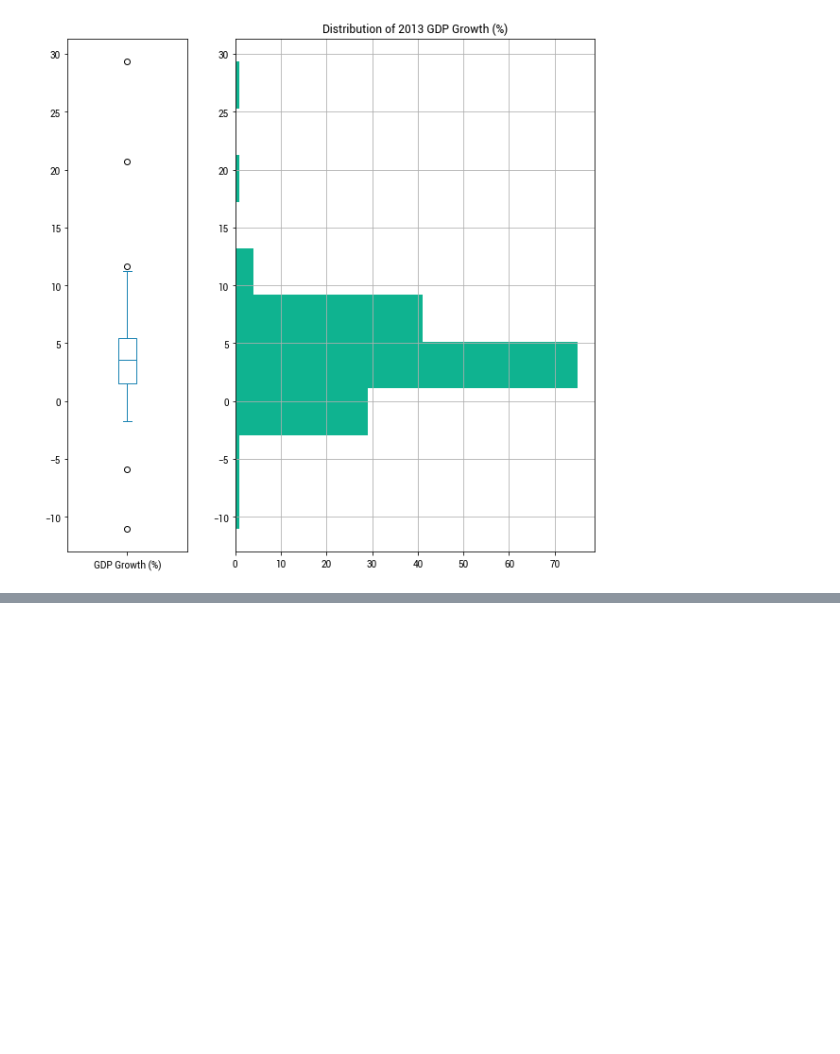
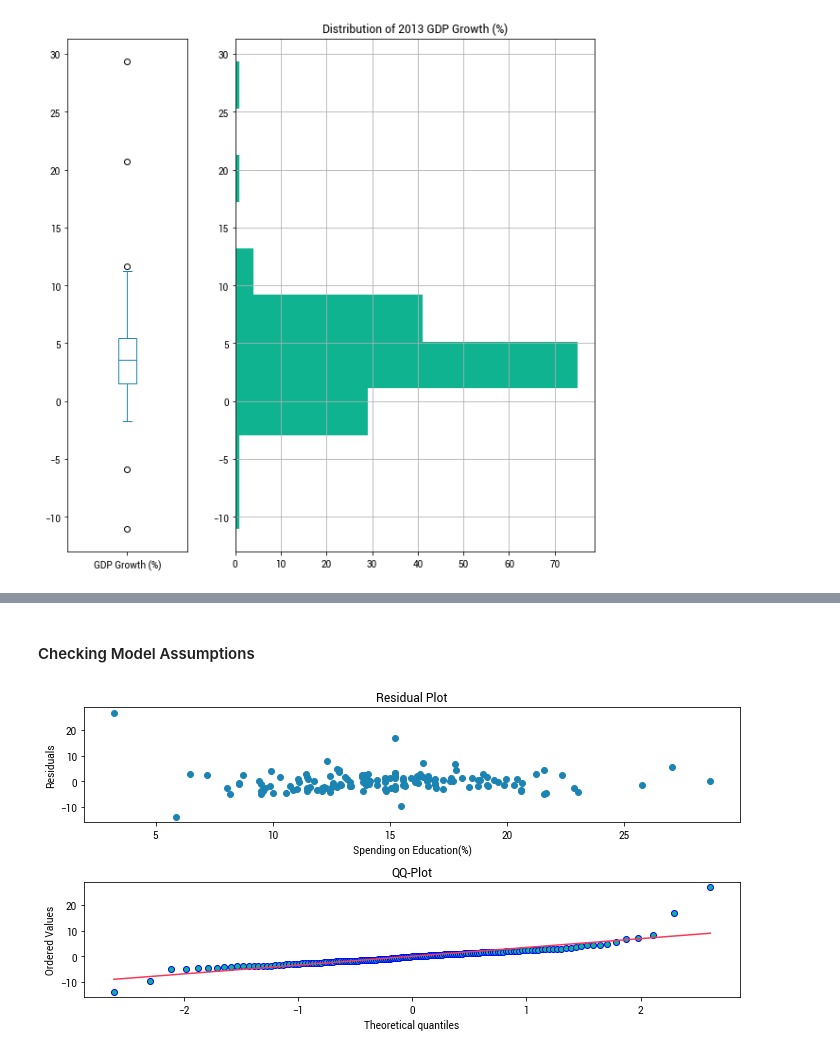
Before and after one commit to magtanggol03/dec130, a Jupyter notebook: notebooks/01 Regression Analysis.ipynb, the cells around one changed output, grey strips where cells are left out. Cells and saved outputs as stored; diff of their text form; code cells hidden in the pictures; blank space fills up the shorter version.

```diff
--- a/notebooks/01 Regression Analysis.ipynb
+++ b/notebooks/01 Regression Analysis.ipynb
@@ -129,0 +141,21 @@ x
+# %% [markdown]
+#### Checking Model Assumptions
+# %%
+fig, ax = plt.subplots(2, 1, figsize = (10, 5))
+residuals = merged_df['GDP Growth (%)'].values - model.predict() #Calculate residuals
+
+# Make residual plot
+ax[0].scatter(x = merged_df['Spending on Education(%)'], y= residuals , color = col[1])
+ax[0].set_title('Residual Plot')
+ax[0].set_xlabel('Spending on Education(%)')
+ax[0].set_ylabel('Residuals')
+
+#Make QQ Plot
+stats.probplot(residuals, dist="norm", plot= ax[1])
+ax[1].get_lines()[0].set_markerfacecolor(col[2])
+ax[1].get_lines()[1].set_color(col[4])
+ax[1].set_title('QQ-Plot')
+plt.tight_layout()
+plt.show()
+# %% [output]
+[figure, added]
```
Also changed, not shown: parts of 15 cells of this notebook, 5 other files.
